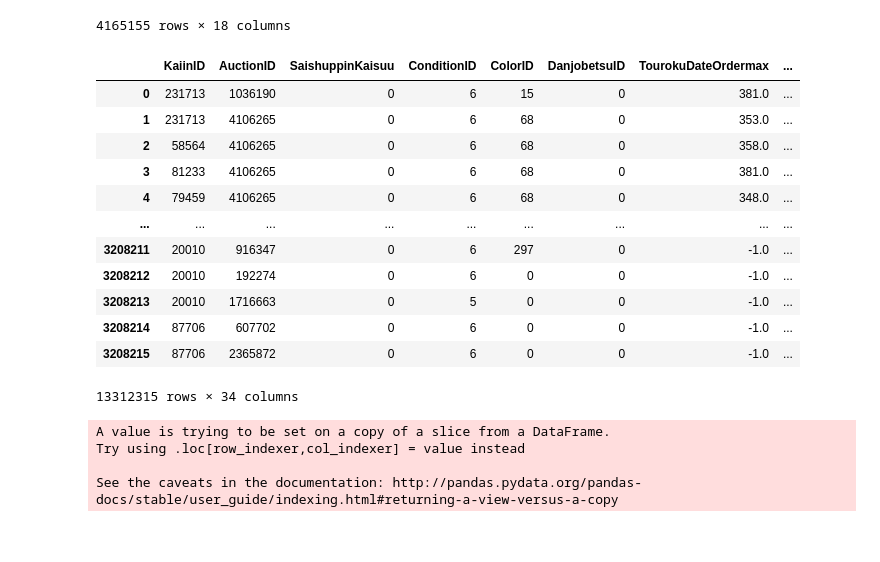
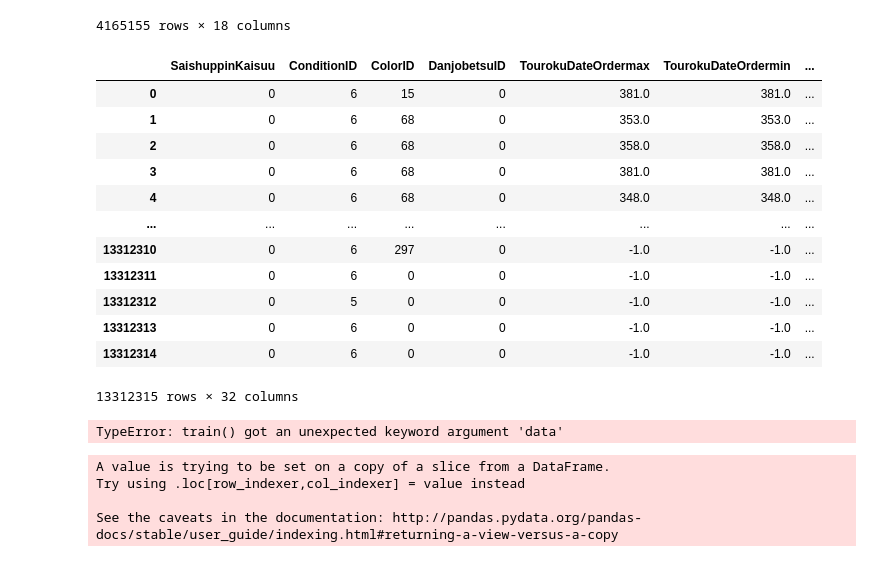
Before and after one commit to kyouyap/nishika_recommend, a Jupyter notebook: recommend1.ipynb, the cells around one changed output. Drawn from its saved outputs; the diff is of its cells as text; code cells hidden in the pictures.

```diff
--- a/recommend1.ipynb
+++ b/recommend1.ipynb
@@ -279,19 +258,3 @@ for i in range(1,5):
     train_df_child=train_df_child.fillna(0)
 
     train_df=pd.concat([train_df,train_df_child])
-# %%
-train_df
-# %% [output]
-|  | KaiinID | AuctionID | SaishuppinKaisuu | ConditionID | ColorID | DanjobetsuID | TourokuDateOrdermax | ... |
-| 0 | 231713 | 1036190 | 0 | 6 | 15 | 0 | 381.0 | ... |
-| 1 | 231713 | 4106265 | 0 | 6 | 68 | 0 | 353.0 | ... |
-| 2 | 58564 | 4106265 | 0 | 6 | 68 | 0 | 358.0 | ... |
-| 3 | 81233 | 4106265 | 0 | 6 | 68 | 0 | 381.0 | ... |
-| 4 | 79459 | 4106265 | 0 | 6 | 68 | 0 | 348.0 | ... |
-| ... | ... | ... | ... | ... | ... | ... | ... | ... |
-| 3208211 | 20010 | 916347 | 0 | 6 | 297 | 0 | -1.0 | ... |
-| 3208212 | 20010 | 192274 | 0 | 6 | 0 | 0 | -1.0 | ... |
-| 3208213 | 20010 | 1716663 | 0 | 5 | 0 | 0 | -1.0 | ... |
-| 3208214 | 87706 | 607702 | 0 | 6 | 0 | 0 | -1.0 | ... |
-| 3208215 | 87706 | 2365872 | 0 | 6 | 0 | 0 | -1.0 | ... |
-13312315 rows × 34 columns
@@ -298,3 +263,33 @@ train_df
+# %%
+# traindf=pd.read_csv("train.csv")
+import numpy as np
+traindf["TourokuDateOrderSin"]=traindf.TourokuDateOrdermin.map(lambda x: np.sin(np.pi*x/365) if x>0 else -2)
+# %%
+traindf["TourokuDateOrdercos"]=traindf.TourokuDateOrdermin.map(lambda x: np.cos(np.pi*x/365) if x>0 else -2)
+# %%
+traindf.drop(["KaiinID","AuctionID","watchtag","nyuusatsutag"],axis=1)
+# %% [output]
+|  | SaishuppinKaisuu | ConditionID | ColorID | DanjobetsuID | TourokuDateOrdermax | TourokuDateOrdermin | ... |
+| 0 | 0 | 6 | 15 | 0 | 381.0 | 381.0 | ... |
+| 1 | 0 | 6 | 68 | 0 | 353.0 | 353.0 | ... |
+| 2 | 0 | 6 | 68 | 0 | 358.0 | 358.0 | ... |
+| 3 | 0 | 6 | 68 | 0 | 381.0 | 381.0 | ... |
+| 4 | 0 | 6 | 68 | 0 | 348.0 | 348.0 | ... |
+| ... | ... | ... | ... | ... | ... | ... | ... |
+| 13312310 | 0 | 6 | 297 | 0 | -1.0 | -1.0 | ... |
+| 13312311 | 0 | 6 | 0 | 0 | -1.0 | -1.0 | ... |
+| 13312312 | 0 | 5 | 0 | 0 | -1.0 | -1.0 | ... |
+| 13312313 | 0 | 6 | 0 | 0 | -1.0 | -1.0 | ... |
+| 13312314 | 0 | 6 | 0 | 0 | -1.0 | -1.0 | ... |
+13312315 rows × 32 columns
+# %%
+import lightgbm as lgb
+
+watch_model =lgb.LGBMRegressor()
+
+nyuusatsu_model = lgb.train(data = lgb.Dataset(traindf.drop(["KaiinID","AuctionID","watchtag","nyuusatsutag"],axis=1), label = traindf.nyuusatsutag), objective = "binary", nround = 500, learning_rate = 0.01, max_depth = 6, num_leaves = 127, verbosity = -1,random_seed=0)
+# %% [output]
+TypeError: train() got an unexpected keyword argument 'data'
 # %%
 train_nyuusatsu=shudounyuusatsu[(shudounyuusatsu.ShudouNyuusatsuDateOrder>=dateorder-7*i)&(shudounyuusatsu.ShudouNyuusatsuDateOrder<dateorder-7*i+7)]
 train_nyuusatsu["tag"]=2
```
Also changed, not shown: parts of 3 cells of this notebook, 2 other files.
